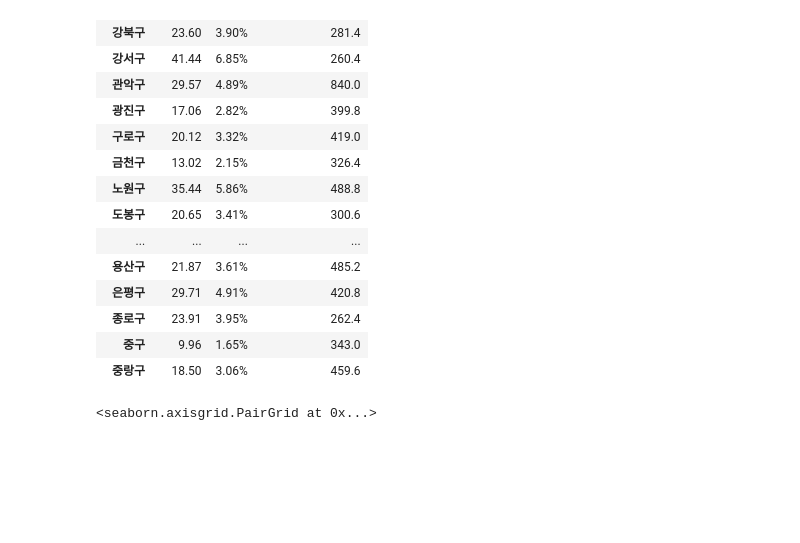
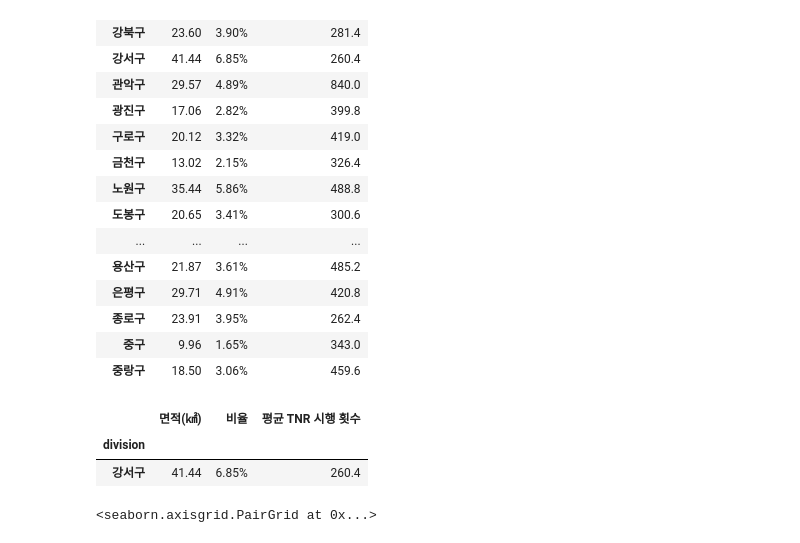
Before and after one commit to kimhaerim/Gangseo_BigData, a Jupyter notebook: TNR_Count/구별_TNR_완료_개체_수_비교.ipynb, the cells around one changed output. Drawn from its saved outputs; the diff is of its cells as text; code cells hidden in the pictures; blank space fills up the shorter version.

```diff
--- a/TNR_Count/구별_TNR_완료_개체_수_비교.ipynb
+++ b/TNR_Count/구별_TNR_완료_개체_수_비교.ipynb
@@ -242,6 +242,13 @@ df4
 | 종로구 | 23.91 | 3.95% | 262.4 |
 | 중구 | 9.96 | 1.65% | 343.0 |
 | 중랑구 | 18.50 | 3.06% | 459.6 |
+# %%
+df5 = df4.iloc[[3],:]
+df5
+# %% [output]
+|  | 면적(㎢) | 비율 | 평균 TNR 시행 횟수 |
+| division |  |  |  |
+| 강서구 | 41.44 | 6.85% | 260.4 |
 # %%
 sns.pairplot(df4)
 # %% [output]
```
Also changed, not shown: parts of 5 cells of this notebook.
